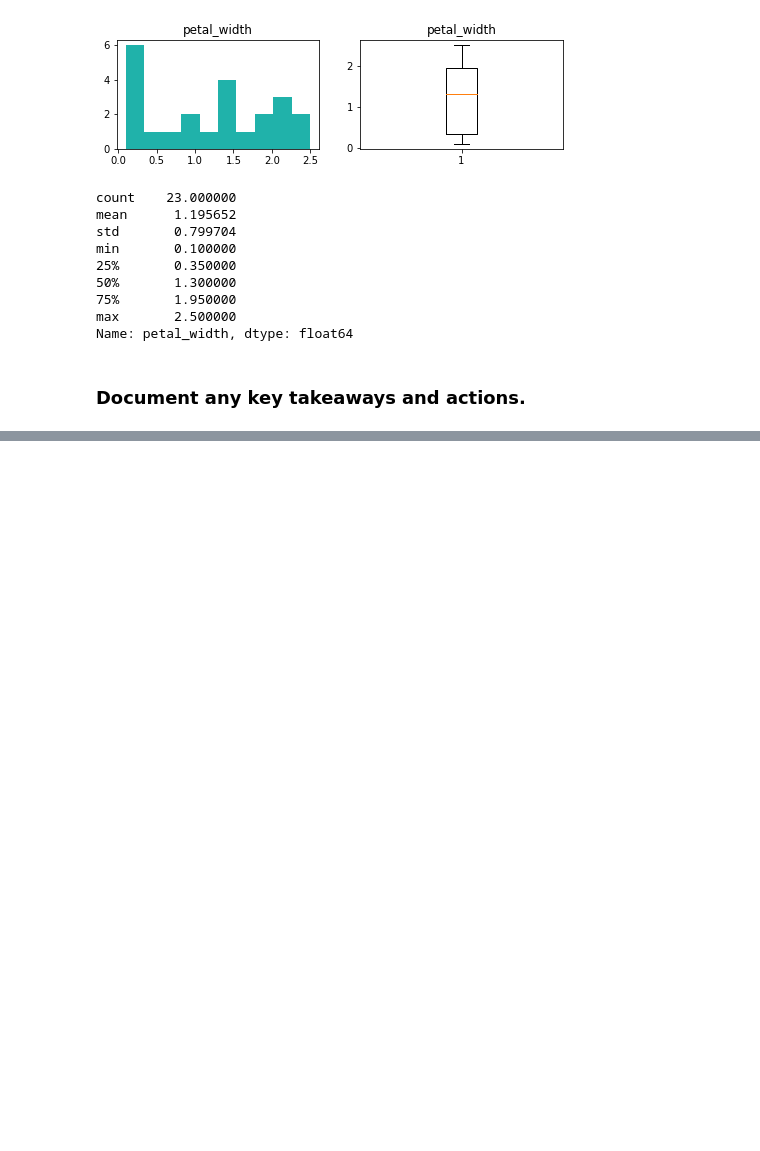
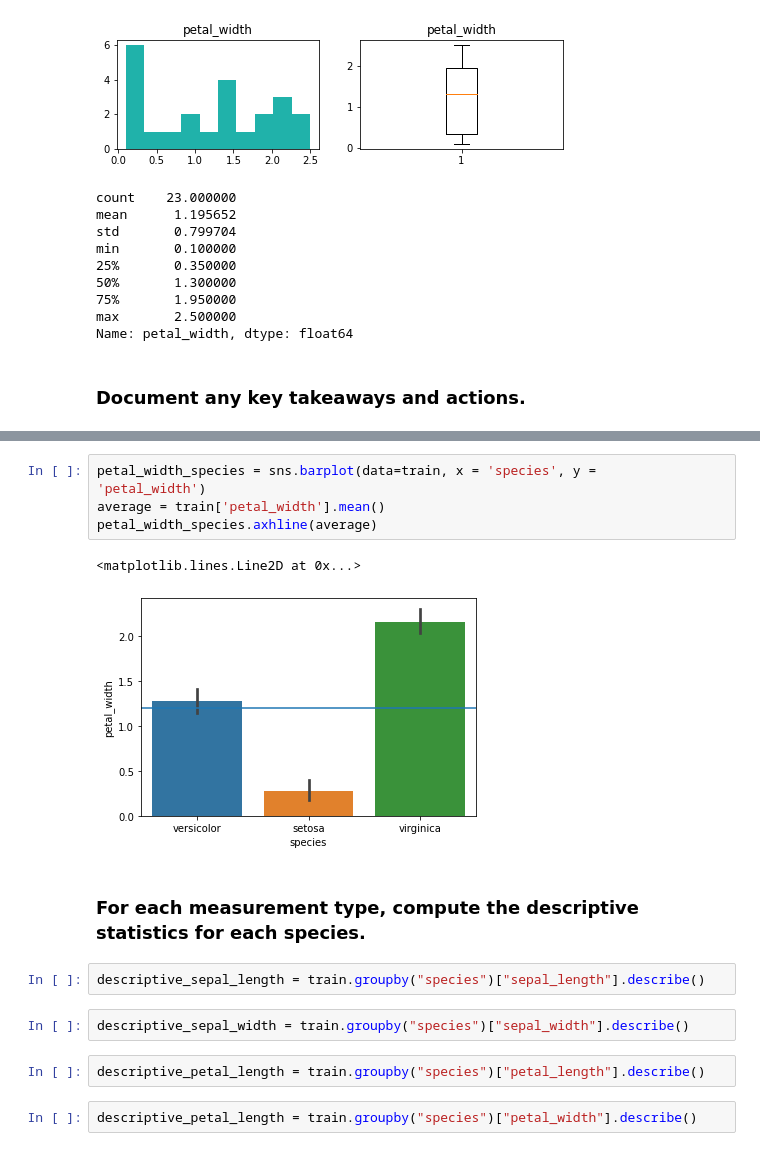
Before and after one commit to malachi-hale/classification-exercises, a Jupyter notebook: classification_exercises.ipynb, the cells around one changed output, grey strips where cells are left out. Saved outputs shown, nothing was run; the diff lists cells and outputs as text; blank space fills up the shorter version.

```diff
--- a/classification_exercises.ipynb
+++ b/classification_exercises.ipynb
@@ -587,0 +629,18 @@ There is roughly even amount of species.
+# %%
+petal_width_species = sns.barplot(data=train, x = 'species', y =
+'petal_width')
+average = train['petal_width'].mean()
+petal_width_species.axhline(average)
+# %% [output]
+<matplotlib.lines.Line2D at 0x...>
+[figure, added]
+# %% [markdown]
+### For each measurement type, compute the descriptive statistics for each species.
+# %%
+descriptive_sepal_length = train.groupby("species")["sepal_length"].describe()
+# %%
+descriptive_sepal_width = train.groupby("species")["sepal_width"].describe()
+# %%
+descriptive_petal_length = train.groupby("species")["petal_length"].describe()
+# %%
+descriptive_petal_length = train.groupby("species")["petal_width"].describe()
```
Also changed, not shown: parts of 47 cells of this notebook.
